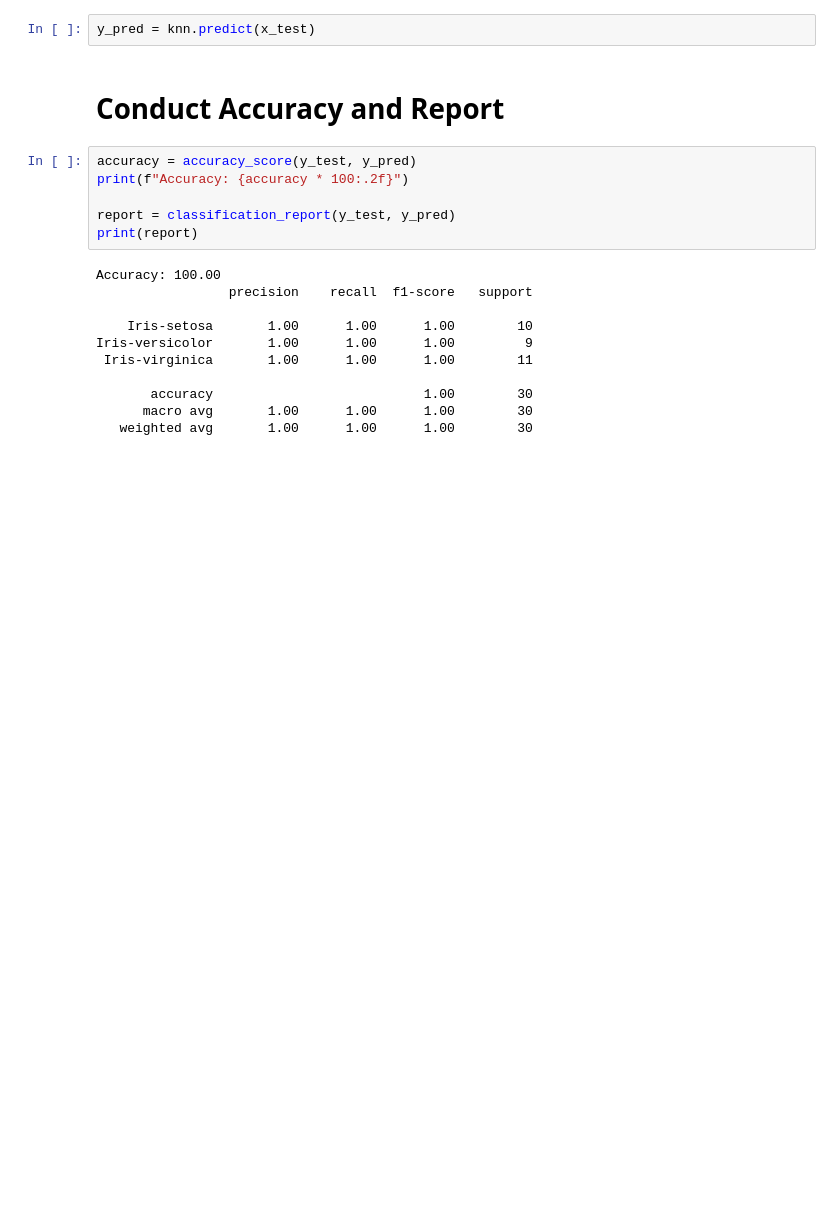
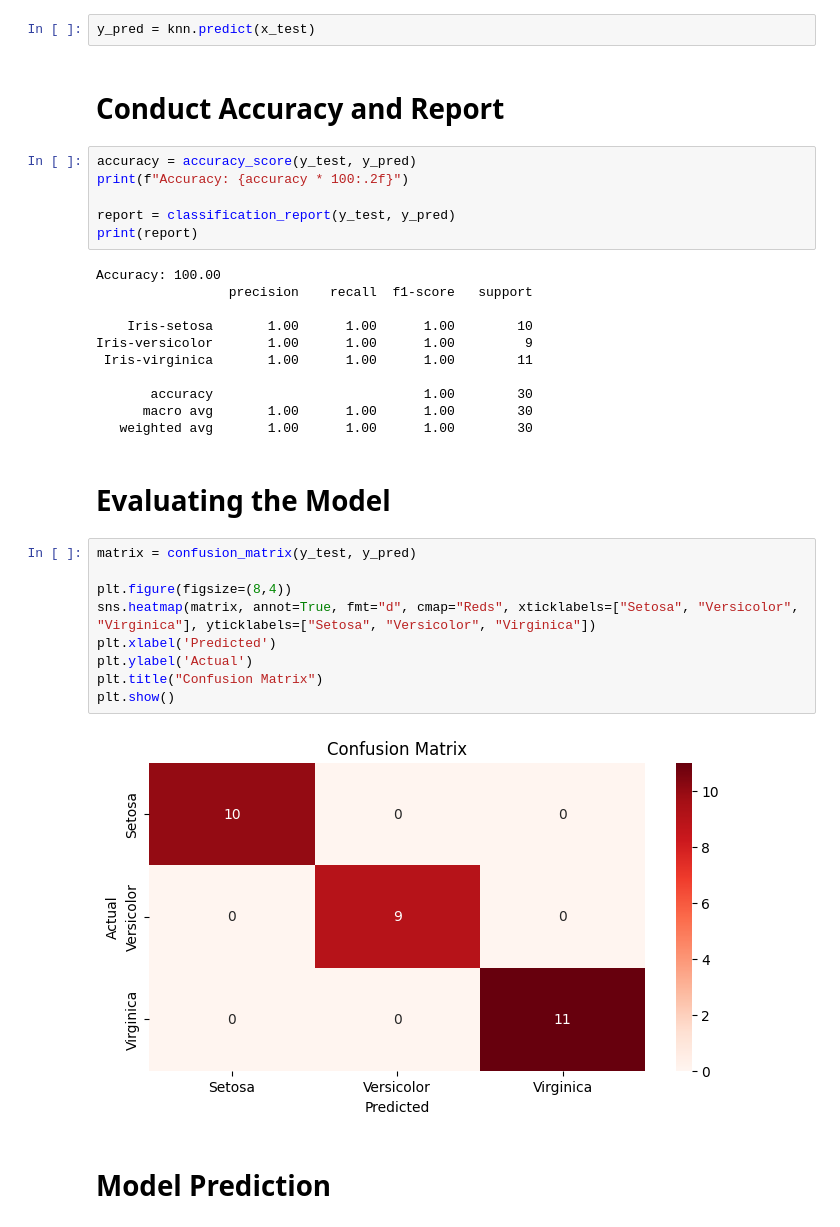
Before and after one commit to KristKross/Kristian-Experiment-Portfolio, a Jupyter notebook: 06 - Flowers Classification/flowers_classification.ipynb, the cells around one changed output. Saved outputs shown, nothing was run; the diff lists cells and outputs as text; blank space fills up the shorter version.

```diff
--- a/06 - Flowers Classification/flowers_classification.ipynb
+++ b/06 - Flowers Classification/flowers_classification.ipynb
@@ -74,3 +65,18 @@ Iris-versicolor       1.00      1.00      1.00         9
        accuracy                           1.00        30
       macro avg       1.00      1.00      1.00        30
    weighted avg       1.00      1.00      1.00        30
+# %% [markdown]
+# Evaluating the Model
+# %%
+matrix = confusion_matrix(y_test, y_pred)
+
+plt.figure(figsize=(8,4))
+sns.heatmap(matrix, annot=True, fmt="d", cmap="Reds", xticklabels=["Setosa", "Versicolor", "Virginica"], yticklabels=["Setosa", "Versicolor", "Virginica"])
+plt.xlabel('Predicted')
+plt.ylabel('Actual')
+plt.title("Confusion Matrix")
+plt.show()
+# %% [output]
+[figure, added]
+# %% [markdown]
+# Model Prediction
```
Also changed, not shown: parts of 5 cells of this notebook, 5 other files.
